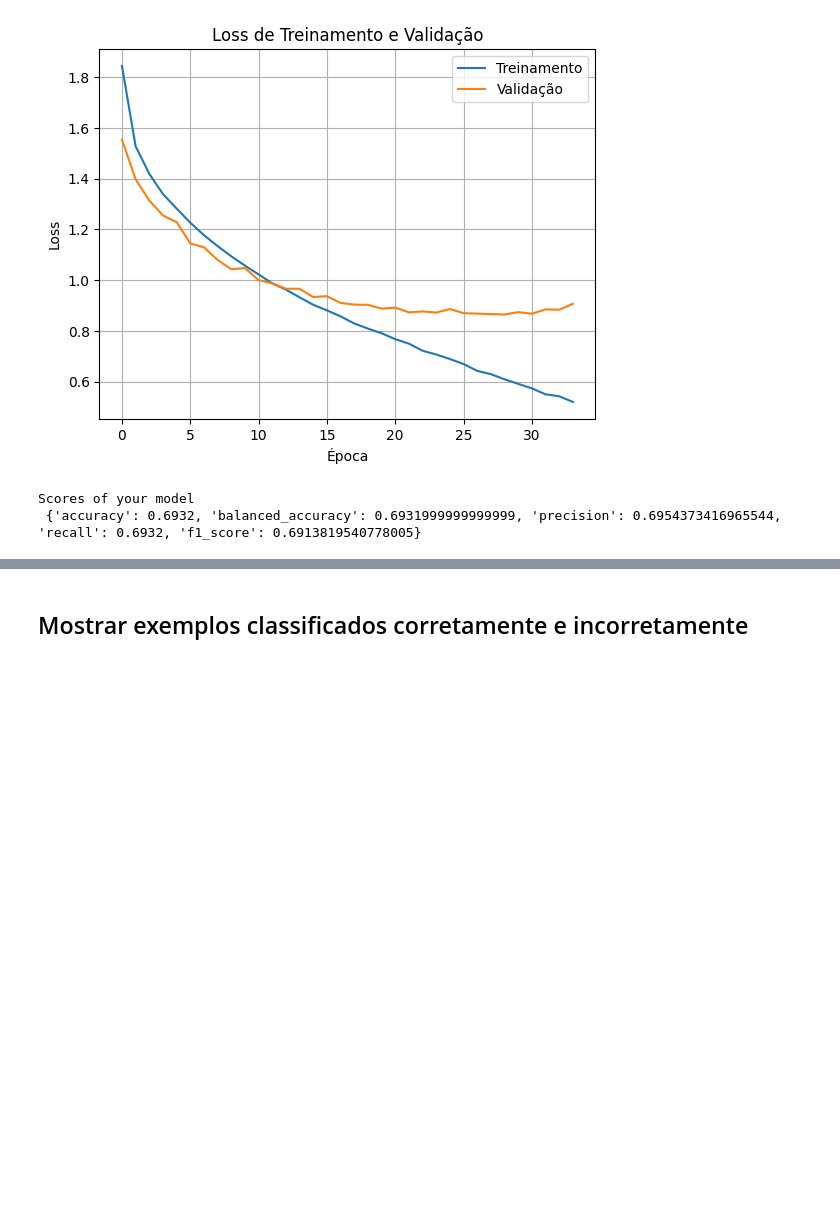
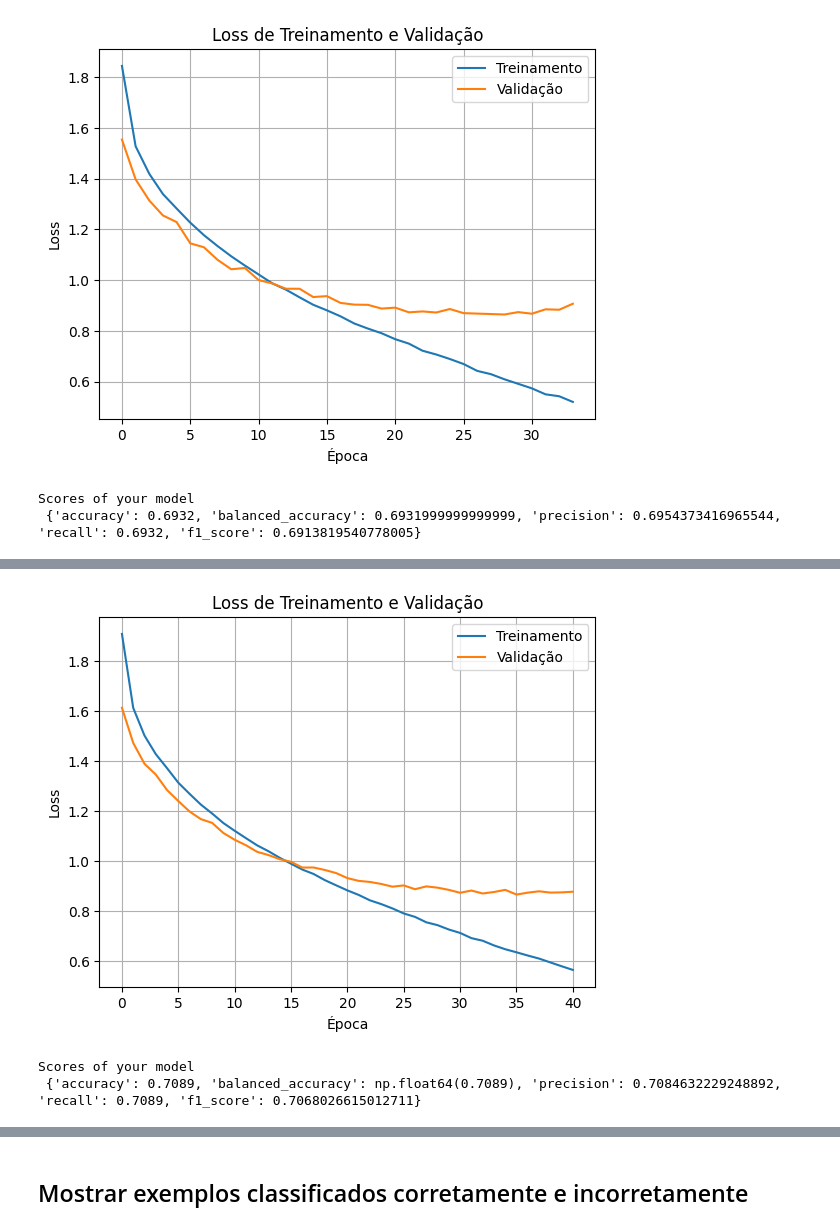
Before and after one commit to JVMergulho/redes_neurais, a Jupyter notebook: miniprojeto1/CNN/CIFAR10_with_CNNs.ipynb, the cells around one changed output, grey strips where cells are left out. Cells and saved outputs as stored; diff of their text form; code cells hidden in the pictures; blank space fills up the shorter version.

```diff
--- a/miniprojeto1/CNN/CIFAR10_with_CNNs.ipynb
+++ b/miniprojeto1/CNN/CIFAR10_with_CNNs.ipynb
@@ -519,0 +621,36 @@ Scores of your model
+# %%
+learning_rate = 0.0001
+num_epochs = 50
+batch_size = 64
+patience = 5
+
+train_loader, val_loader, test_loader = makeLoaders(batch_size)
+# %%
+config3 = {
+    'conv_layers': [
+        (32, 3, 1, 1),
+        (64, 3, 1, 1)
+    ],
+    'pool_kernel_size': 2,
+    'pool_stride': 2,
+    'fc_layers': [
+        (120, 0.2),
+        (84, 0.2)
+    ],
+    'output_size': 10
+}
+
+# Criando o modelo
+model4 = FlexibleCNN(config3)
+
+optimizer = optim.Adam(model4.parameters(), lr=learning_rate)
+criterion = nn.CrossEntropyLoss()
+# %%
+trained_CNN, train_losses, val_losses = train_model(model4,
+                                                    train_loader,
+                                                    val_loader,
+                                                    criterion,
+                                                    optimizer,
+                                                    device,
+                                                    num_epochs,
+                                                    patience)
@@ -519,0 +671,12 @@ Scores of your model
+# %%
+plotLoss(train_losses, val_losses)
+# %% [output]
+[figure, added]
+# %%
+labels, predictions = makePredictions(model4, test_loader)
+
+scores = get_scores(labels, predictions)
+print("Scores of your model\n", scores)
+# %% [output]
+Scores of your model
+ {'accuracy': 0.7089, 'balanced_accuracy': np.float64(0.7089), 'precision': 0.7084632229248892, 'recall': 0.7089, 'f1_score': 0.7068026615012711}
```
Also changed, not shown: parts of 28 cells of this notebook.
